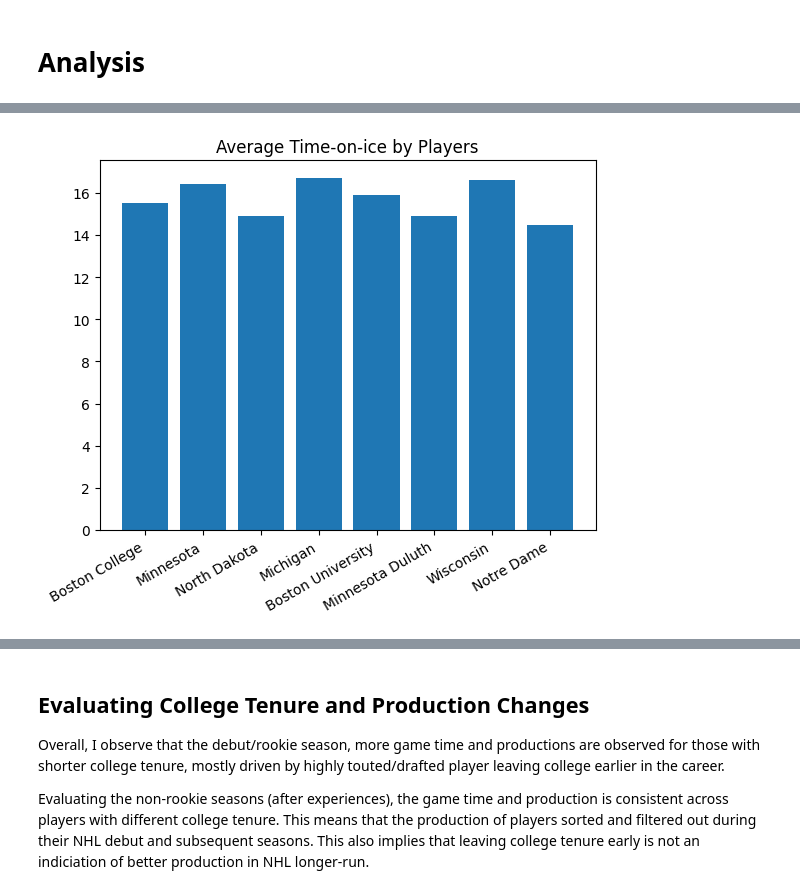
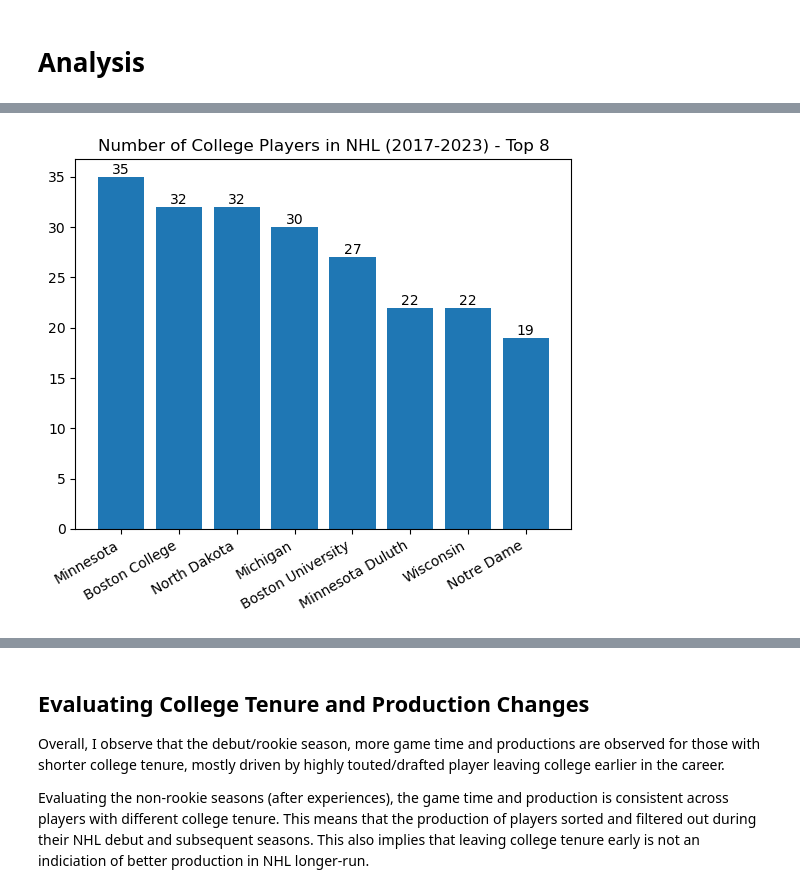
Before and after one commit to justinjjlee/NHL-Analytics, a Jupyter notebook: dev/player_college/NHL_player_college_process.ipynb, the cells around one changed output, grey strips where cells are left out. Cells and saved outputs as stored; diff of their text form; code cells hidden in the pictures.

Commit message:
main update
API core functions update & charts updates for baseline measruements.

```diff
--- a/dev/player_college/NHL_player_college_process.ipynb
+++ b/dev/player_college/NHL_player_college_process.ipynb
@@ -13,21 +13,17 @@ Not all college players are accounted for, who maybe reserve players or data not
 import pandas as pd
 import numpy as np
 import os
-import glob
-import json
 
 import matplotlib.pyplot as plt
 
 cwd = os.getcwd()
 cwd_git = os.path.dirname(os.path.dirname(os.path.dirname(cwd)))
 
-# Location of the data
-#   It will be your data location
-with open(cwd_git + "/credentials.json") as f:
-    loc = json.load(f)
-# Replace with where you collect all data
-cwd_data = loc["credentials"]["server"]
-cwd_data_college = cwd_data + "nhl/data_playercollege"
+import sys
+sys.path.append(cwd_git)
+
+import credentials
+from credentials import cwd_data
 
 # For the first time, run the data processing
 #%run -i 'player_college_matching.py'
@@ -36,2 +30,12 @@ dfin = pd.read_csv(cwd_data + "nhl/data_gamelvl/processed/2022cum_player_college
+# %%
+dfin = pd.read_csv(cwd_data + "nhl/data_gamelvl/data/processed/2022cum_player_collegematch.csv")
+# Ignore Goalie
+dfin = dfin.loc[dfin.position != "G"]
+# Season to start at 2017
+dfin = dfin.loc[dfin.season >= 2017]
+# For plotting purpose
+dfin["Draft Level"] = ["1st" if iter == "1st" else "FA" if iter=="FA" else "Lower" for iter in dfin.draft]
+# fixing the draft season
+dfin["draft"] = ["7th" if iter == "9th" else iter for iter in dfin.draft]
 # %% [markdown]
 # Analysis
@@ -60,10 +69,13 @@ plt.show()
 # %%
+
 fig, ax = plt.subplots()
-plt.bar(templot.college, templot.gamemin)
+plt.bar(templot.college, templot.id_player)
 
-plt.title("Average Time-on-ice by Players")
+ax.bar_label(ax.containers[0], label_type='edge')
+
+plt.title("Number of College Players in NHL (2017-2023) - Top 8")
 plt.setp(ax.get_xticklabels(), rotation=30, horizontalalignment='right')
 
 plt.show()
 # %% [output]
-[figure, old version]
+[figure, new version]
```
Also changed, not shown: parts of 14 cells of this notebook, 28 other files.
